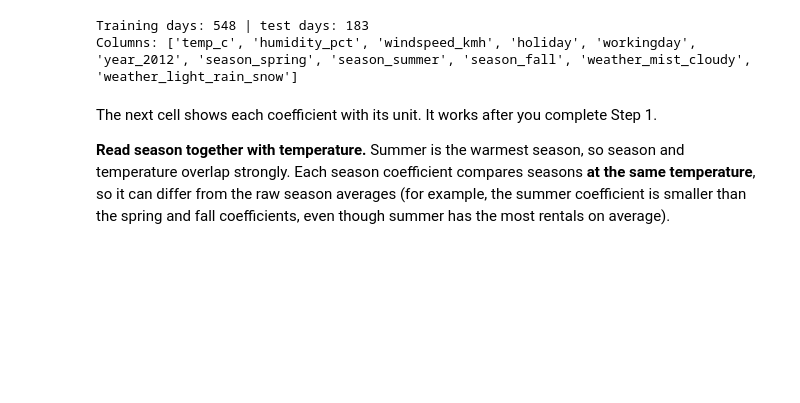
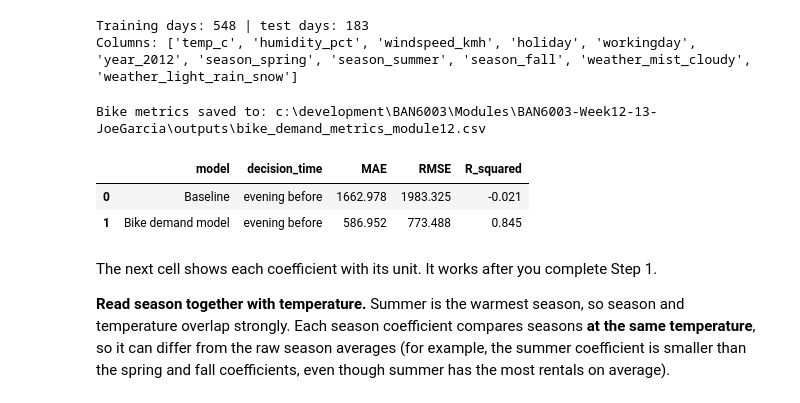
Before and after one commit to JoeG-UTSA/BAN6003-Week12-13-JoeGarcia, a Jupyter notebook: notebooks/module12_linear_regression_guided_lab.ipynb, the cells around one changed output. Drawn from its saved outputs; the diff is of its cells as text; code cells hidden in the pictures; blank space fills up the shorter version.

```diff
--- a/notebooks/module12_linear_regression_guided_lab.ipynb
+++ b/notebooks/module12_linear_regression_guided_lab.ipynb
@@ -600,13 +604,32 @@ Columns: ['temp_c', 'humidity_pct', 'windspeed_kmh', 'holiday', 'workingday', 'y
 # Final Practice Step 1
 # Create bike_model = LinearRegression() and fit it on X_bike_train and y_bike_train.
 # Then predict the test days and name the result bike_pred.
+bike_model = LinearRegression()
+bike_model.fit(X_bike_train, y_bike_train)
+bike_pred = bike_model.predict(X_bike_test)
 # %%
 # Final Practice Step 2
 # Create bike_metrics, a DataFrame with two regression_metrics(...) rows on the test days:
 #   1. "Baseline": the training average for every test day. Hint: np.full(len(y_bike_test), y_bike_train.mean())
 #   2. "Bike demand model": bike_pred
 # Use "evening before" as the decision time for both. Display bike_metrics.round(3), then save it:
 #   bike_metrics.to_csv(output_dir / "bike_demand_metrics_module12.csv", index=False)
+bike_baseline_pred = np.full(len(y_bike_test), y_bike_train.mean())
+
+bike_metrics = pd.DataFrame([
+    regression_metrics("Baseline", "evening before", y_bike_test, bike_baseline_pred),
+    regression_metrics("Bike demand model", "evening before", y_bike_test, bike_pred),
+])
+
+bike_metrics_path = output_dir / "bike_demand_metrics_module12.csv"
+bike_metrics.to_csv(bike_metrics_path, index=False)
+print("Bike metrics saved to:", bike_metrics_path)
+bike_metrics.round(3)
+# %% [output]
+Bike metrics saved to: c:\development\BAN6003\Modules\BAN6003-Week12-13-JoeGarcia\outputs\bike_demand_metrics_module12.csv
+|  | model | decision_time | MAE | RMSE | R_squared |
+| 0 | Baseline | evening before | 1662.978 | 1983.325 | -0.021 |
+| 1 | Bike demand model | evening before | 586.952 | 773.488 | 0.845 |
 # %% [markdown]
 The next cell shows each coefficient with its unit. It works after you complete Step 1.
 
```
Also changed, not shown: parts of 6 cells of this notebook, 2 other files.
